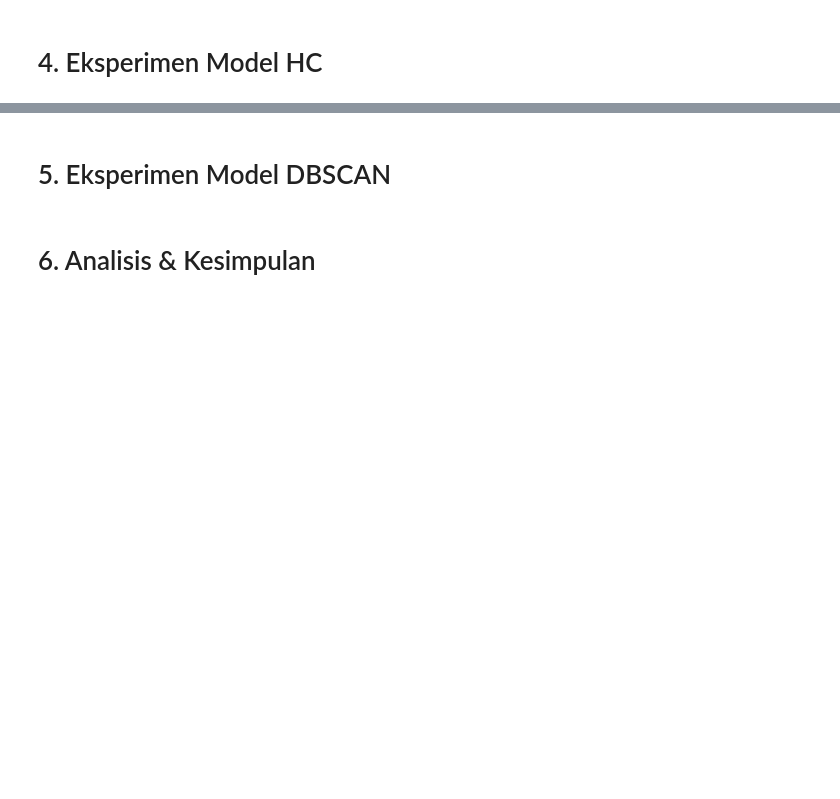
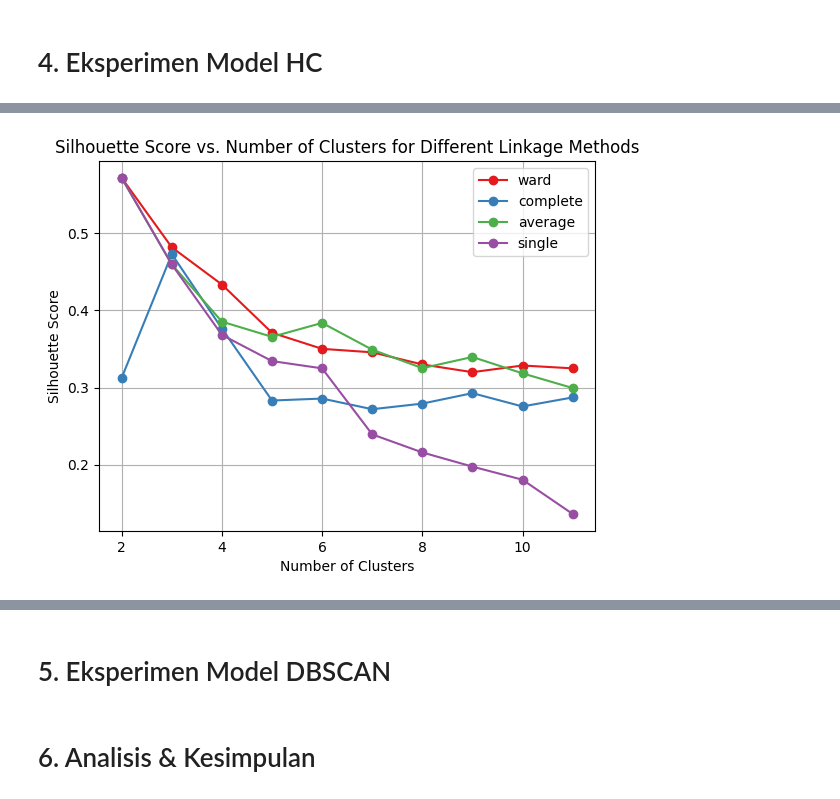
Before and after one commit to hisyamssyr/unsupervised-learning, a Jupyter notebook: Pembelajaran_Mesin_Tugas_1.ipynb, the cells around one changed output, grey strips where cells are left out. Saved outputs shown, nothing was run; the diff lists cells and outputs as text; code cells hidden in the pictures; blank space fills up the shorter version.

```diff
--- a/Pembelajaran_Mesin_Tugas_1.ipynb
+++ b/Pembelajaran_Mesin_Tugas_1.ipynb
@@ -327,2 +310,20 @@ sns.scatterplot(x='PC_1', y='PC_2', hue='cluster_k4', data=df_pca, palette='viri
 # %% [markdown]
 # 4. Eksperimen Model HC
+# %%
+df_hc = df_scaled.copy()
+# %%
+linkage_col = ['ward', 'complete', 'average', 'single']
+scores_all = [[] for _ in range(len(linkage_col))]
+for j in range (len(linkage_col)):
+    print('Linkage: ', linkage_col[j])
+    scores = []
+    for i in range(2, 12):
+        AC = AgglomerativeClustering(n_clusters=i, linkage = linkage_col[j]) # Menggunakan Ward Method
+        AC.fit(df_hc)
+
+        labels = AC.labels_
+        silhouette_avg = silhouette_score(df_hc, labels)
+        scores.append(silhouette_avg)
+        print('silhoutte score for n_clusters = ' + str(i) + ' is ' + str(silhouette_avg))
+    print("\n##########################\n")
+    scores_all[j] = scores
@@ -328,0 +348,14 @@ sns.scatterplot(x='PC_1', y='PC_2', hue='cluster_k4', data=df_pca, palette='viri
+# %%
+colors = sns.color_palette("Set1", len(linkage_col))
+
+for j in range(len(linkage_col)):
+    plt.plot(range(2, 12), scores_all[j], marker='o', color=colors[j], label=linkage_col[j])
+
+plt.xlabel('Number of Clusters')
+plt.ylabel('Silhouette Score')
+plt.title('Silhouette Score vs. Number of Clusters for Different Linkage Methods')
+plt.legend()
+plt.grid(True)
+plt.show()
+# %% [output]
+[figure, added]
```
Also changed, not shown: parts of 16 cells of this notebook.
